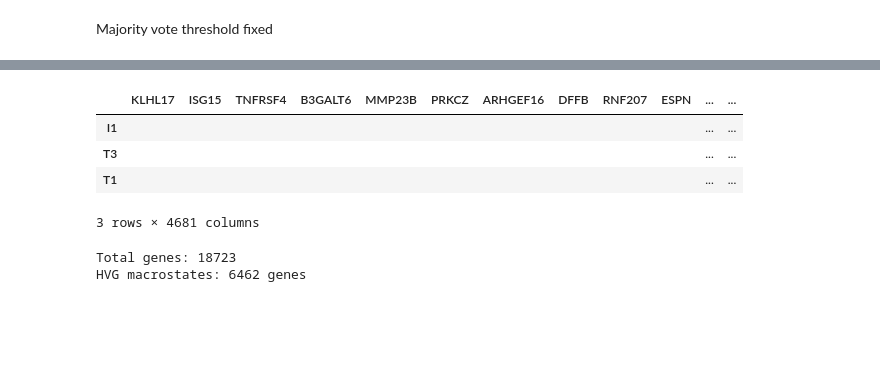
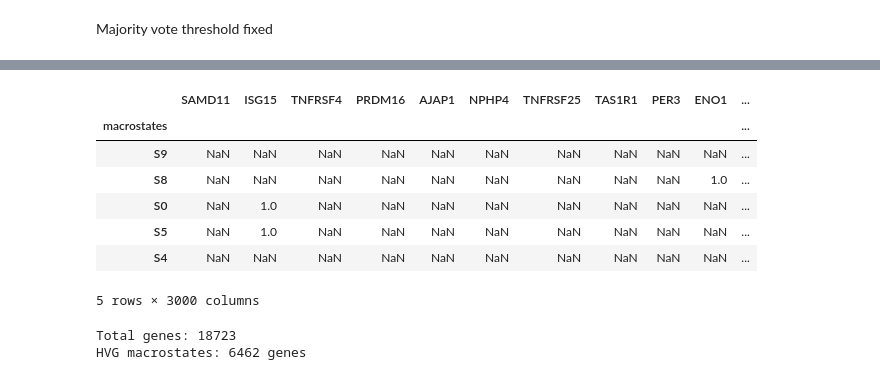
Before and after one commit to Augugustine/CITE-seq-analysis-CLL, a Jupyter notebook: 3- Boolean model/Binarization.ipynb, the cells around one changed output, grey strips where cells are left out. Cells and saved outputs as stored; diff of their text form; code cells hidden in the pictures; blank space fills up the shorter version.

```diff
--- a/3- Boolean model/Binarization.ipynb
+++ b/3- Boolean model/Binarization.ipynb
@@ -6,7 +6,7 @@
 3) Evaluate the binarization result
 # %%
 # === PARAMETERS ===
-input_file = "/home/a.blanc-boekholt/Documents/Singlecell-R/Scripts/Matrix/cll_macro_stream_22.h5ad"
+input_file = "/home/a.blanc-boekholt/Documents/Singlecell-R/Scripts/Matrix/cll_macro_stream.h5ad"
 binarized_file_output = "/home/a.blanc-boekholt/Documents/Singlecell-R/Scripts/Matrix/data_binarized_stream_22bis.csv"
 patient = "P2"
 output_directory = "/home/a.blanc-boekholt/Documents/Singlecell-R/Scripts/Plots"
@@ -331,11 +369,14 @@ ON: 23 | OFF: 35 | NaN: 1942
 # %%
-pd.DataFrame.from_dict(binarized_states, orient="index").fillna('')
+binarized_states.head()
 # %% [output]
-|  | KLHL17 | ISG15 | TNFRSF4 | B3GALT6 | MMP23B | PRKCZ | ARHGEF16 | DFFB | RNF207 | ESPN | ... | ... |
-| I1 |  |  |  |  |  |  |  |  |  |  | ... | ... |
-| T3 |  |  |  |  |  |  |  |  |  |  | ... | ... |
-| T1 |  |  |  |  |  |  |  |  |  |  | ... | ... |
+|  | SAMD11 | ISG15 | TNFRSF4 | PRDM16 | AJAP1 | NPHP4 | TNFRSF25 | TAS1R1 | PER3 | ENO1 | ... |
+| macrostates |  |  |  |  |  |  |  |  |  |  | ... |
+| S9 | NaN | NaN | NaN | NaN | NaN | NaN | NaN | NaN | NaN | NaN | ... |
+| S8 | NaN | NaN | NaN | NaN | NaN | NaN | NaN | NaN | NaN | 1.0 | ... |
+| S0 | NaN | 1.0 | NaN | NaN | NaN | NaN | NaN | NaN | NaN | NaN | ... |
+| S5 | NaN | 1.0 | NaN | NaN | NaN | NaN | NaN | NaN | NaN | NaN | ... |
+| S4 | NaN | NaN | NaN | NaN | NaN | NaN | NaN | NaN | NaN | NaN | ... |
-3 rows × 4681 columns
+5 rows × 3000 columns
 # %%
 all_genes = adata.var_names
 hvg_mask = np.array([gene in all_hvg for gene in all_genes])
```
Also changed, not shown: parts of 15 cells of this notebook.
